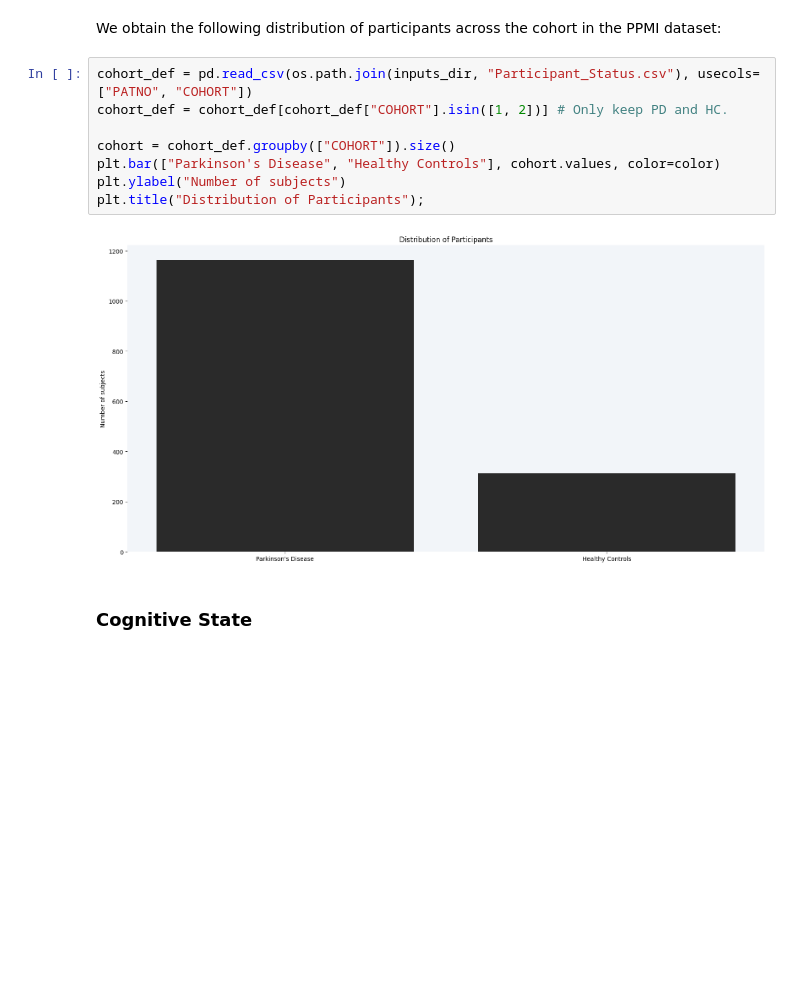
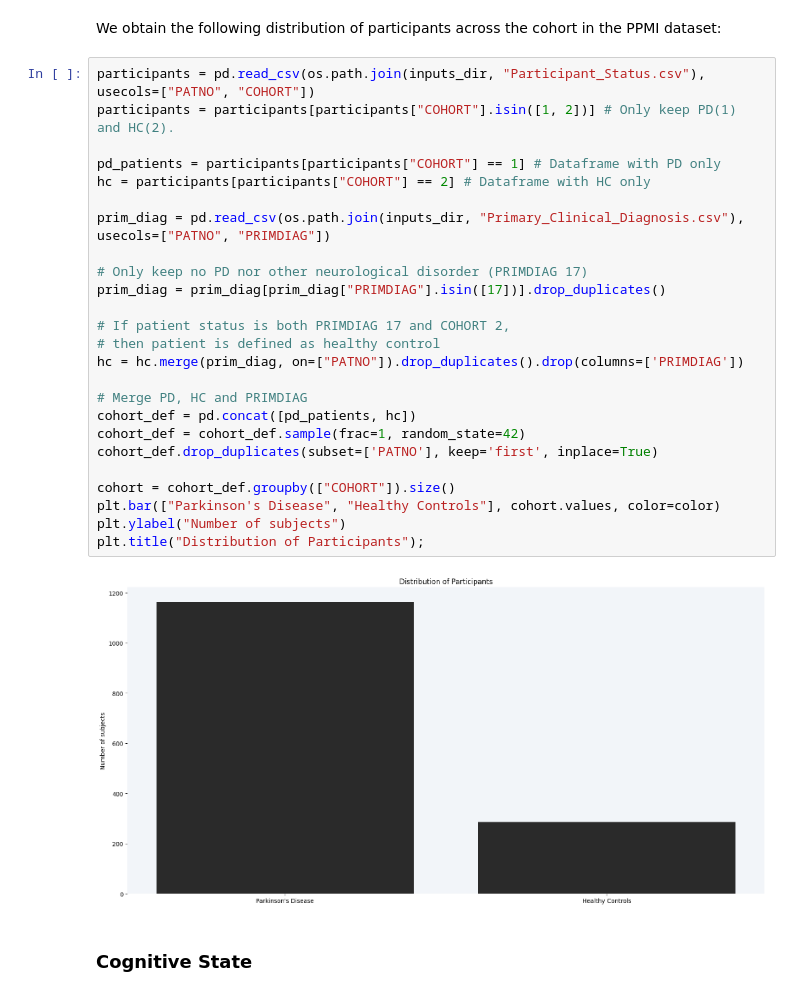
Before and after one commit to LivingPark-MRI/mak-etal-2015, a Jupyter notebook: mak-etal-2015.ipynb, the cells around one changed output. Saved outputs shown, nothing was run; the diff lists cells and outputs as text; blank space fills up the shorter version.

Commit message:
Used PRIMDIAG-17 to define HC

```diff
--- a/mak-etal-2015.ipynb
+++ b/mak-etal-2015.ipynb
@@ -141,15 +143,32 @@ First, we will extract participants defined as healthy controls and diagnosed wi
 # %% [markdown]
 We obtain the following distribution of participants across the cohort in the PPMI dataset:
 # %%
-cohort_def = pd.read_csv(os.path.join(inputs_dir, "Participant_Status.csv"), usecols=["PATNO", "COHORT"])
-cohort_def = cohort_def[cohort_def["COHORT"].isin([1, 2])] # Only keep PD and HC.
+participants = pd.read_csv(os.path.join(inputs_dir, "Participant_Status.csv"), usecols=["PATNO", "COHORT"])
+participants = participants[participants["COHORT"].isin([1, 2])] # Only keep PD(1) and HC(2).
+
+pd_patients = participants[participants["COHORT"] == 1] # Dataframe with PD only
+hc = participants[participants["COHORT"] == 2] # Dataframe with HC only
+
+prim_diag = pd.read_csv(os.path.join(inputs_dir, "Primary_Clinical_Diagnosis.csv"), usecols=["PATNO", "PRIMDIAG"])
+
+# Only keep no PD nor other neurological disorder (PRIMDIAG 17)
+prim_diag = prim_diag[prim_diag["PRIMDIAG"].isin([17])].drop_duplicates()
+
+# If patient status is both PRIMDIAG 17 and COHORT 2,
+# then patient is defined as healthy control
+hc = hc.merge(prim_diag, on=["PATNO"]).drop_duplicates().drop(columns=['PRIMDIAG'])
+
+# Merge PD, HC and PRIMDIAG
+cohort_def = pd.concat([pd_patients, hc])
+cohort_def = cohort_def.sample(frac=1, random_state=42)
+cohort_def.drop_duplicates(subset=['PATNO'], keep='first', inplace=True)
 
 cohort = cohort_def.groupby(["COHORT"]).size()
 plt.bar(["Parkinson's Disease", "Healthy Controls"], cohort.values, color=color)
 plt.ylabel("Number of subjects")
 plt.title("Distribution of Participants");
 # %% [output]
-[figure, old version]
+[figure, new version]
 # %% [markdown]
 ### Cognitive State
 # %% [markdown]
```
Also changed, not shown: parts of 11 cells of this notebook.
